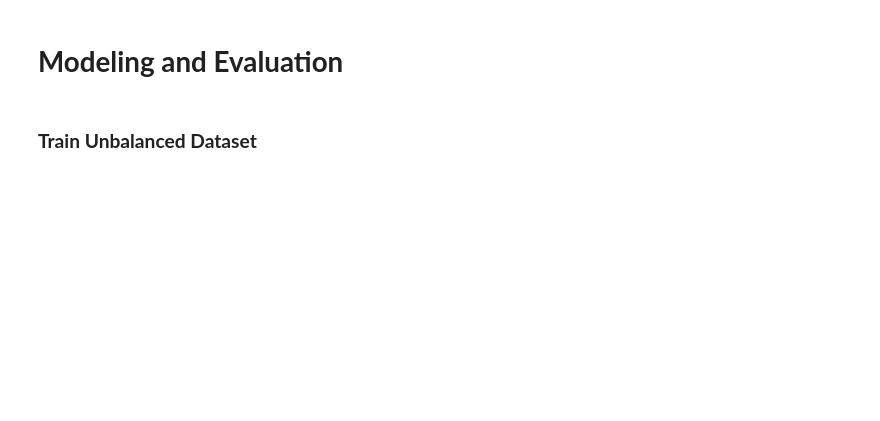
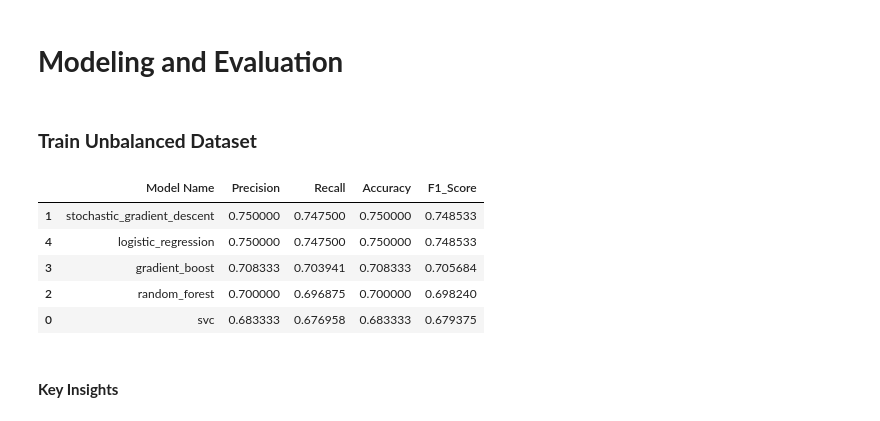
Before and after one commit to ZawadiLMG/ML-API-Using-FastAPI, a Jupyter notebook: Notebooks/sepsis.ipynb, the cells around one changed output. Cells and saved outputs as stored; diff of their text form; code cells hidden in the pictures; blank space fills up the shorter version.

```diff
--- a/Notebooks/sepsis.ipynb
+++ b/Notebooks/sepsis.ipynb
@@ -737,3 +731,21 @@ preprocessor = ColumnTransformer(
+# %%
+# Numeric Pipeline
+numerical_pipeline = Pipeline(steps=[
+    ('num_imputer', SimpleImputer(strategy='median')),  # impute numerical columns with median
+    ('scaler', RobustScaler()),
+])
+
+# Categorical Pipeline
+categorical_pipeline = Pipeline(steps=[
+    ('cat_imputer', SimpleImputer(strategy='most_frequent')),  # impute with most frequent
+    ('encoder', OneHotEncoder(handle_unknown='ignore')),
+])
+
+# Preprocessor (ColumnTransformer)
+preprocessor = ColumnTransformer(transformers=[
+    ('num_pipeline', numerical_pipeline, numerical_columns),
+    ('cat_pipeline', categorical_pipeline, categorical_columns)
+])
 # %% [markdown]
 # **Modeling and Evaluation**
 # %%
@@ -751,37 +763,50 @@ models = [
 # %%
 # create a table to store important metrics
 results_table = pd.DataFrame(columns=['Model Name', 'Precision', 'Recall', 'Accuracy', 'F1_Score'])
 
 # Initialize an empty dictionary to store pipelines
 all_pipelines = {}
 
 # Loop through each model and train it
 # Get the scores
 for model_name, classifier in models:
 
     pipeline = Pipeline(steps=[
         ('preprocessor', preprocessor),
         ('feature_importance', SelectKBest(Mutual_Info_Classif, k='all')),
         ('classifier', classifier)
     ]
     )
-# Fit the training data to the pipeline
-pipeline.fit(X_train, y_train_encoded)
 
-# Make predictions using the test or evaluation data
-y_pred = pipeline.predict(X_test)
+    # Fit the training data to the pipeline
+    pipeline.fit(X_train, y_train_encoded)
 
-# Store the classification report values as a dictionary
-metrics = classification_report(y_test_encoded, y_pred, output_dict=True)
+    # Make predictions using the test or evaluation data
+    y_pred = pipeline.predict(X_test)
 
-# Save each pipeline in the loop in the intitlized dictionary
-all_pipelines[model_name] = pipeline
+    # Store the classification report values as a dictionary
+    metrics = classification_report(y_test_encoded, y_pred, output_dict=True)
 
-# Grab values from the balanced metric dictionary
-accuracy = metrics['accuracy']
-precision = metrics['weighted avd']['precision']
-recall = metrics['weighted avg']['recall']
-f1 = metrics['weighted avg']['f1_score']
+    # Save each pipeline in the loop in the initialized dictionary
+    all_pipelines[model_name] = pipeline
 
-# Add the values to the table
-results_table.loc[len(results_table)] = [model_name, accuracy, precision, recall, f1]
+    # Grab values from the balanced metric dictionary
+    accuracy = metrics['accuracy']
+    precision = metrics['weighted avg']['precision']
+    recall = metrics['weighted avg']['recall']
+    f1 = metrics['weighted avg']['f1-score']
+
+    # Add the values to the table
+    results_table.loc[len(results_table)] = [model_name, accuracy, precision, recall, f1]
+
+# Sort table to get the highest f1 at the top
+results_table.sort_values('F1_Score', ascending=False)
+# %% [output]
+|  | Model Name | Precision | Recall | Accuracy | F1_Score |
+| 1 | stochastic_gradient_descent | 0.750000 | 0.747500 | 0.750000 | 0.748533 |
+| 4 | logistic_regression | 0.750000 | 0.747500 | 0.750000 | 0.748533 |
+| 3 | gradient_boost | 0.708333 | 0.703941 | 0.708333 | 0.705684 |
+| 2 | random_forest | 0.700000 | 0.696875 | 0.700000 | 0.698240 |
+| 0 | svc | 0.683333 | 0.676958 | 0.683333 | 0.679375 |
+# %% [markdown]
+#### **Key Insights**
```
Also changed, not shown: parts of 22 cells of this notebook, 6 other files.
